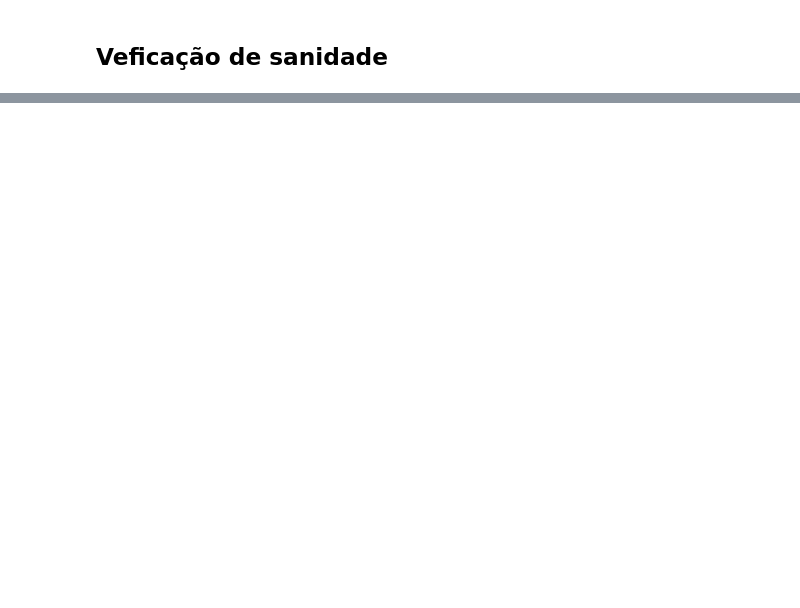
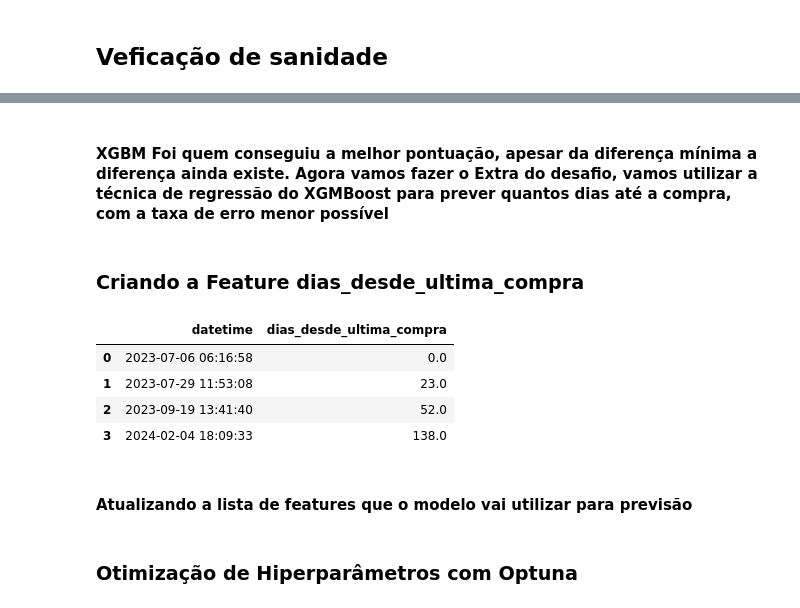
Before and after one commit to PedroHSSoares-Dev/ClickBus, a Jupyter notebook: Desafios/desafio2/notebooks/tratamento.ipynb, the cells around one changed output, grey strips where cells are left out. Drawn from its saved outputs; the diff is of its cells as text; code cells hidden in the pictures; blank space fills up the shorter version.

```diff
--- a/Desafios/desafio2/notebooks/tratamento.ipynb
+++ b/Desafios/desafio2/notebooks/tratamento.ipynb
@@ -343,0 +453,24 @@ display(historico_cliente[['datetime', 'dias_ate_prox_compra', 'comprou_prox_30_
+# %% [markdown]
+#### XGBM Foi quem conseguiu a melhor pontuação, apesar da diferença mínima a diferença ainda existe. Agora vamos fazer o Extra do desafio, vamos utilizar a técnica de regressão do XGMBoost para prever quantos dias até a compra, com  a taxa de erro menor possível
+# %% [markdown]
+### Criando a Feature dias_desde_ultima_compra
+# %%
+# Garante que os dados estão ordenados por cliente e data
+df_predict = df_predict.sort_values(by=['fk_contact', 'datetime'])
+
+# Calcula a diferença em dias desde a última compra para cada cliente
+# A primeira compra de um cliente resultará em NaN (Not a Number)
+df_predict['dias_desde_ultima_compra'] = df_predict.groupby('fk_contact')['datetime'].diff().dt.days
+
+# A primeira compra não tem uma "compra anterior", então preenchemos com 0
+df_predict['dias_desde_ultima_compra'] = df_predict['dias_desde_ultima_compra'].fillna(0)
+
+df_predict[df_predict['fk_contact'] == 'Cliente 1'][['datetime', 'dias_desde_ultima_compra']]
+# %% [output]
+|  | datetime | dias_desde_ultima_compra |
+| 0 | 2023-07-06 06:16:58 | 0.0 |
+| 1 | 2023-07-29 11:53:08 | 23.0 |
+| 2 | 2023-09-19 13:41:40 | 52.0 |
+| 3 | 2024-02-04 18:09:33 | 138.0 |
+# %% [markdown]
+#### Atualizando a lista de features que o modelo vai utilizar para previsão
@@ -343,0 +513,2 @@ display(historico_cliente[['datetime', 'dias_ate_prox_compra', 'comprou_prox_30_
+# %% [markdown]
+### Otimização de Hiperparâmetros com Optuna
```
Also changed, not shown: parts of 11 cells of this notebook, 1 other file.
